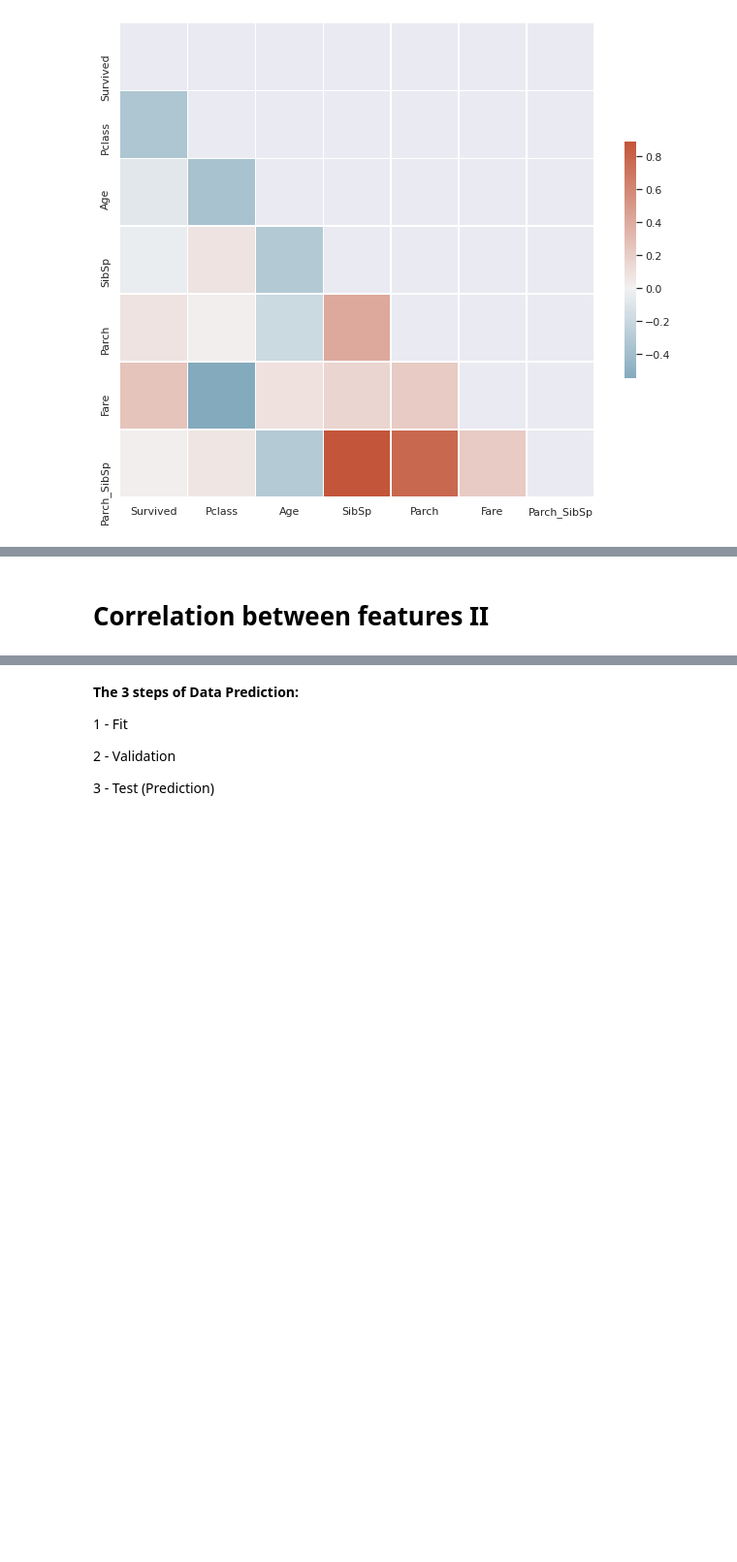
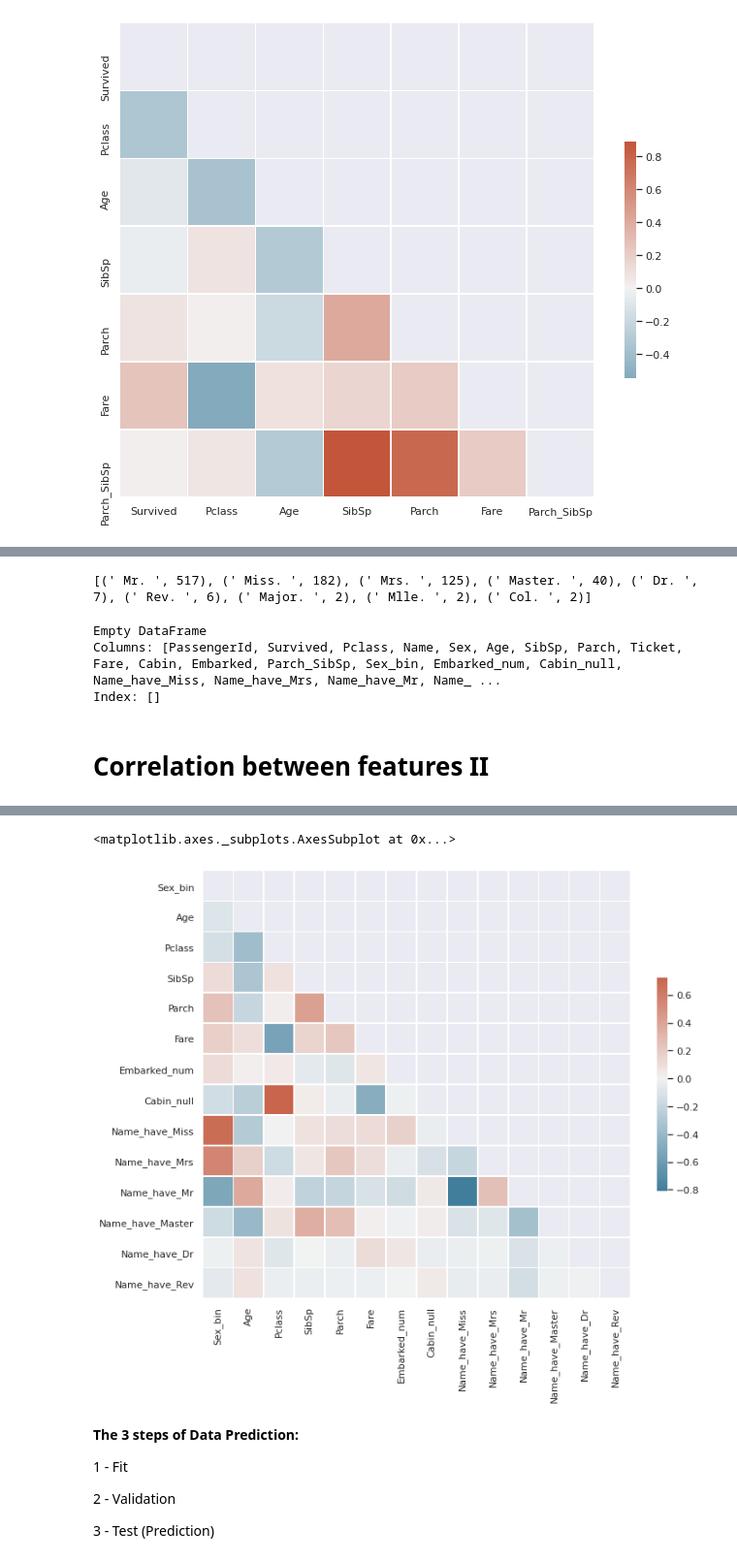
Before and after one commit to llcorrea/titanic_competition, a Jupyter notebook: Titanic_comp.ipynb, the cells around one changed output, grey strips where cells are left out. Shown: that part at 97% size. Drawn from its saved outputs; the diff is of its cells as text; code cells hidden in the pictures; blank space fills up the shorter version.

```diff
--- a/Titanic_comp.ipynb
+++ b/Titanic_comp.ipynb
@@ -749,7 +744,51 @@ features = ['Sex_bin', 'Age', 'Pclass', 'SibSp', 'Parch', 'Fare', 'Embarked_bin'
+# %%
+##titles of names
+names=train_data['Name'].unique()
+name_re = re.compile('\s\w+[.]\s')
+#name_pref=list(set(name_re.findall(str(names)))) #remove duplicated strings
+name_pref=name_re.findall(str(names))
+dict_name_pref={}
+for n in name_pref:
+  if n in dict_name_pref:
+    dict_name_pref[n]+=1
+  else:
+    dict_name_pref[n]=1
+name_pref=sorted(dict_name_pref.items(), key=lambda x: x[1], reverse=True)
+prefs=[]
+for n in name_pref:
+  if n[1]>1:
+    prefs.append(n)
+print(prefs)
+##[(' Mr. ', 517), (' Miss. ', 182), (' Mrs. ', 125), (' Master. ', 40), (' Dr. ', 7), (' Rev. ', 6), (' Major. ', 2), (' Mlle. ', 2), (' Col. ', 2)]
+
+train_data['Name_have_Miss']=train_data['Name'].str.contains('Miss').astype(int)
+train_data['Name_have_Mrs']=train_data['Name'].str.contains('Mrs').astype(int)
+
+train_data['Name_have_Mr']=train_data['Name'].str.contains('Mr').astype(int)
+train_data['Name_have_Master']=train_data['Name'].str.contains('Master').astype(int)
+train_data['Name_have_Dr']=train_data['Name'].str.contains('Dr').astype(int)
+train_data['Name_have_Rev']=train_data['Name'].str.contains('Rev').astype(int)
+
+test_data['Name_have_Miss']=test_data['Name'].str.contains('Miss').astype(int)
+test_data['Name_have_Mrs']=test_data['Name'].str.contains('Mrs.').astype(int)
+
+test_data['Name_have_Mr']=test_data['Name'].str.contains('Mr.').astype(int)
+test_data['Name_have_Master']=test_data['Name'].str.contains('Master').astype(int)
+test_data['Name_have_Dr']=test_data['Name'].str.contains('Dr').astype(int)
+test_data['Name_have_Rev']=test_data['Name'].str.contains('Rev').astype(int)
+# %% [output]
+[(' Mr. ', 517), (' Miss. ', 182), (' Mrs. ', 125), (' Master. ', 40), (' Dr. ', 7), (' Rev. ', 6), (' Major. ', 2), (' Mlle. ', 2), (' Col. ', 2)]
+# %%
+features = ['Sex_bin', 'Age', 'Pclass', 'SibSp', 'Parch', 'Fare', 'Embarked_num', 'Cabin_null', 'Name_have_Miss', 'Name_have_Mrs',
+            'Name_have_Mr', 'Name_have_Master', 'Name_have_Dr', 'Name_have_Rev']
+# %% [output]
+Empty DataFrame
+Columns: [PassengerId, Survived, Pclass, Name, Sex, Age, SibSp, Parch, Ticket, Fare, Cabin, Embarked, Parch_SibSp, Sex_bin, Embarked_num, Cabin_null, Name_have_Miss, Name_have_Mrs, Name_have_Mr, Name_ ...
+Index: []
 # %% [markdown]
 # **Correlation between features II**
 # %%
-corr=train_data.iloc[:, 1:].corr()
+corr=train_data[features].corr()
 display(corr)
 
 # Generate a mask for the upper triangle
@@ -761,3 +800,4 @@ cmap = sns.diverging_palette(230, 20, as_cmap=True)
 # Draw the heatmap with the mask and correct aspect ratio
 sns.heatmap(corr, mask=mask, cmap=cmap, center=0,
             square=True, linewidths=.5, cbar_kws={"shrink": .5})
+# %% [output]
@@ -764,3 +819,5 @@ sns.heatmap(corr, mask=mask, cmap=cmap, center=0,
+<matplotlib.axes._subplots.AxesSubplot at 0x...>
+[figure, added]
 # %% [markdown]
 **The 3 steps of Data Prediction:**
 
```
Also changed, not shown: parts of 25 cells of this notebook.
